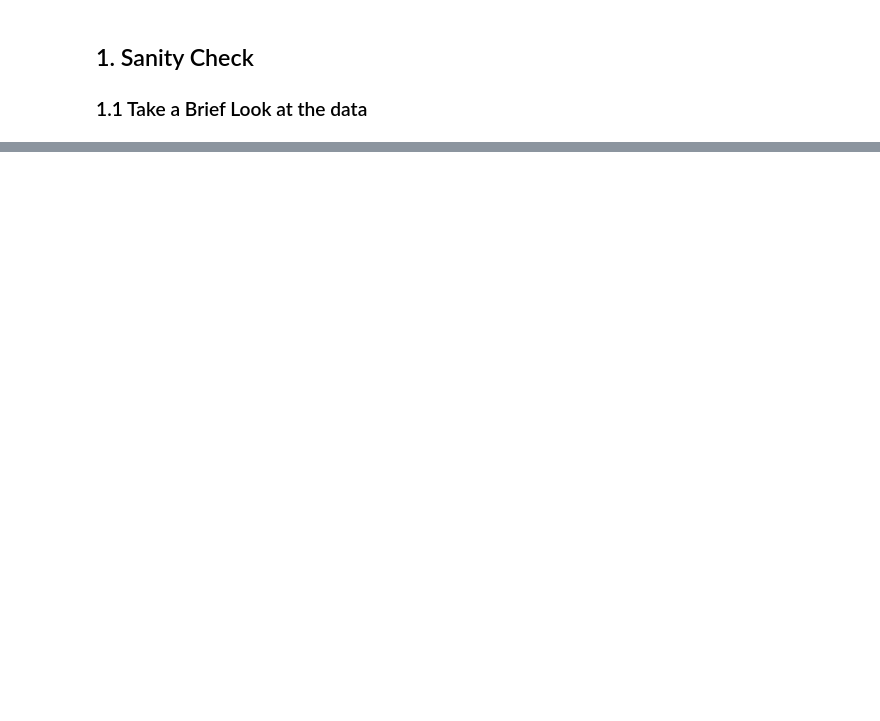
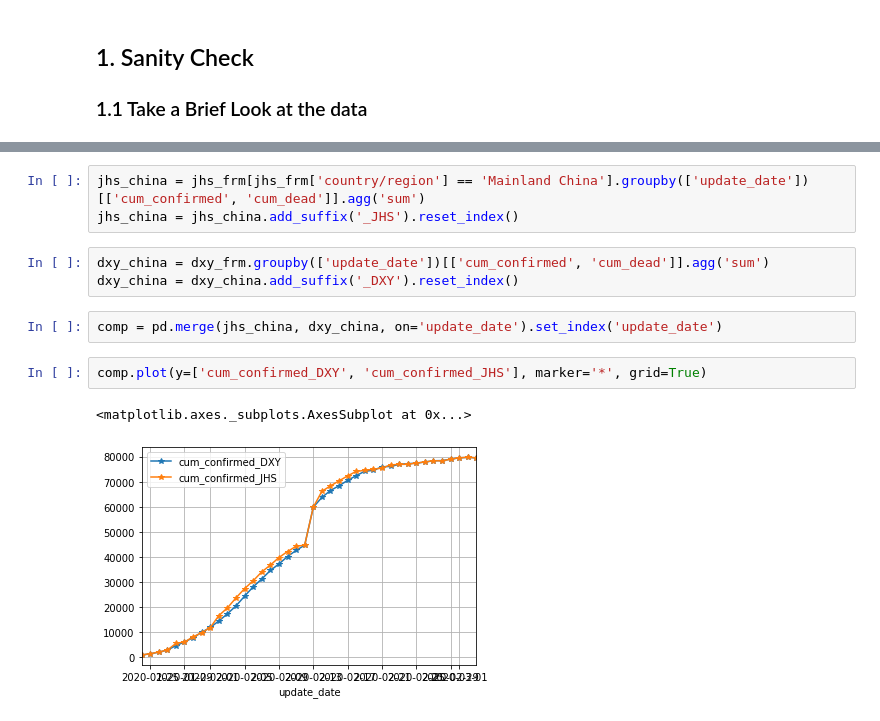
Before and after one commit to jianxu305/nCov2019_analysis, a Jupyter notebook: src/international_colab.ipynb, the cells around one changed output, grey strips where cells are left out. Saved outputs shown, nothing was run; the diff lists cells and outputs as text; blank space fills up the shorter version.

```diff
--- a/src/international_colab.ipynb
+++ b/src/international_colab.ipynb
@@ -238,0 +63,13 @@ fig2.show()
+# %%
+jhs_china = jhs_frm[jhs_frm['country/region'] == 'Mainland China'].groupby(['update_date'])[['cum_confirmed', 'cum_dead']].agg('sum')
+jhs_china = jhs_china.add_suffix('_JHS').reset_index()
+# %%
+dxy_china = dxy_frm.groupby(['update_date'])[['cum_confirmed', 'cum_dead']].agg('sum')
+dxy_china = dxy_china.add_suffix('_DXY').reset_index()
+# %%
+comp = pd.merge(jhs_china, dxy_china, on='update_date').set_index('update_date')
+# %%
+comp.plot(y=['cum_confirmed_DXY', 'cum_confirmed_JHS'], marker='*', grid=True)
+# %% [output]
+<matplotlib.axes._subplots.AxesSubplot at 0x...>
+[figure, added]
```
Also changed, not shown: parts of 53 cells of this notebook.
